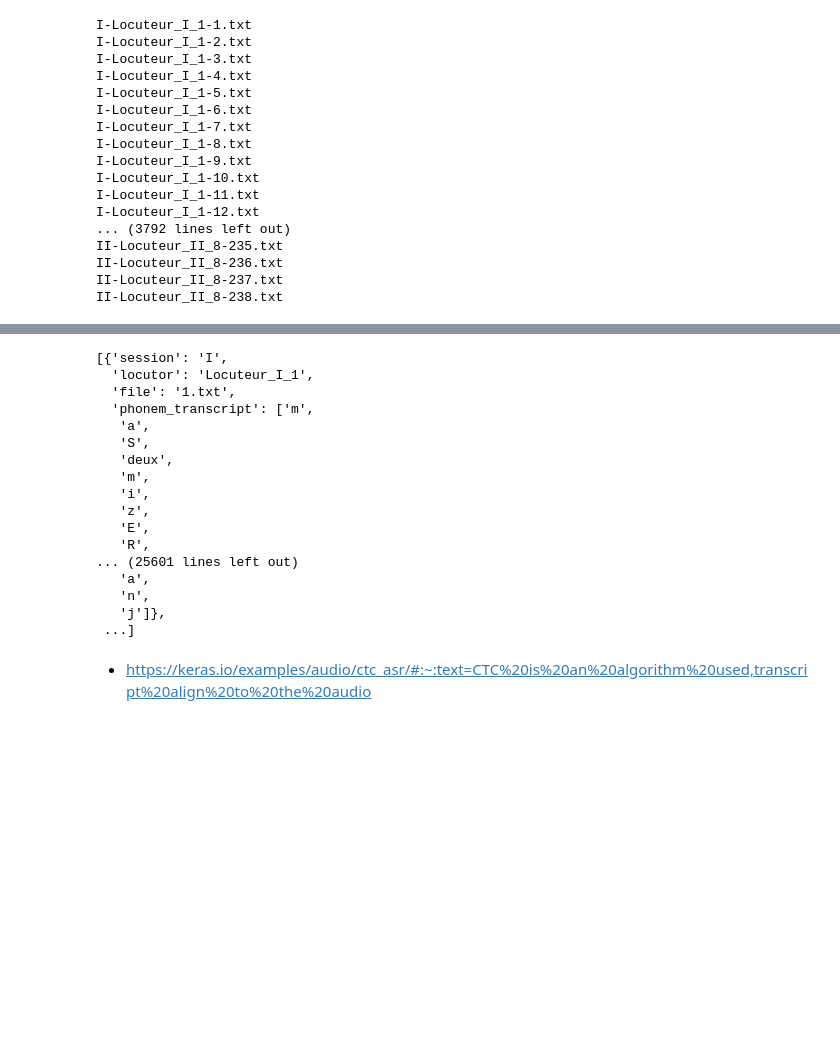
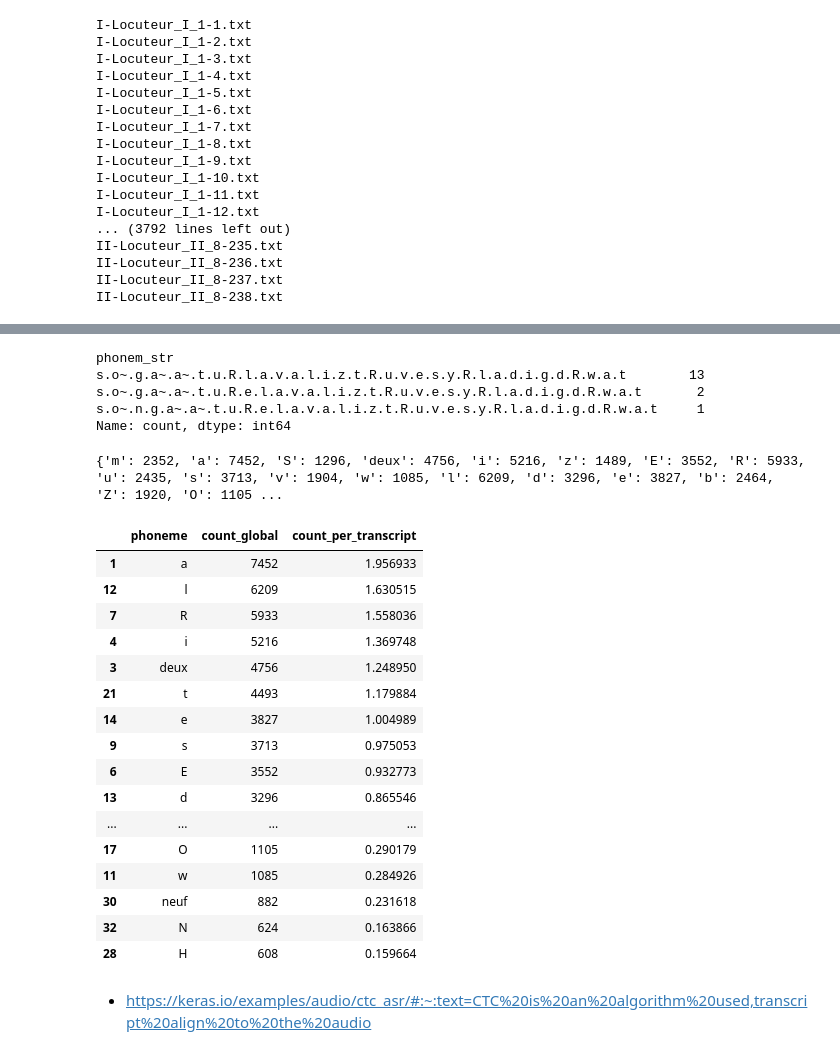
Before and after one commit to ssaulay/silentspeak, a Jupyter notebook: notebooks/transcripts_encoding_exploration.ipynb, the cells around one changed output, grey strips where cells are left out. Drawn from its saved outputs; the diff is of its cells as text; code cells hidden in the pictures; blank space fills up the shorter version.

```diff
--- a/notebooks/transcripts_encoding_exploration.ipynb
+++ b/notebooks/transcripts_encoding_exploration.ipynb
@@ -255,25 +264,50 @@ transcripts_df
-# %%
-all_phonems = []
-for transcript in transcripts:
-    phonem_transcript = transcript["phonem_transcript"]
-# %% [output]
-[{'session': 'I',
-  'locutor': 'Locuteur_I_1',
-  'file': '1.txt',
-  'phonem_transcript': ['m',
-   'a',
-   'S',
-   'deux',
-   'm',
-   'i',
-   'z',
-   'E',
-   'R',
-... (25601 lines left out)
-   'a',
-   'n',
-   'j']},
- ...]
+# %%
+i = 100
+transcripts_df[transcripts_df["file"] == f"{i+1}.txt"]["phonem_str"].value_counts()
+# %% [output]
+phonem_str
+s.o~.g.a~.a~.t.u.R.l.a.v.a.l.i.z.t.R.u.v.e.s.y.R.l.a.d.i.g.d.R.w.a.t        13
+s.o~.g.a~.a~.t.u.R.e.l.a.v.a.l.i.z.t.R.u.v.e.s.y.R.l.a.d.i.g.d.R.w.a.t       2
+s.o~.n.g.a~.a~.t.u.R.e.l.a.v.a.l.i.z.t.R.u.v.e.s.y.R.l.a.d.i.g.d.R.w.a.t     1
+Name: count, dtype: int64
+# %%
+phoneme_dict = {}
+for phon in transcripts_df["phonem_str"]:
+    for char in phon.split("."):
+        if char in phoneme_dict:
+            phoneme_dict[char] += 1
+        else:
+            phoneme_dict[char] = 1
+
+# del phoneme_dict["."]
+
+print(phoneme_dict)
+# %% [output]
+{'m': 2352, 'a': 7452, 'S': 1296, 'deux': 4756, 'i': 5216, 'z': 1489, 'E': 3552, 'R': 5933, 'u': 2435, 's': 3713, 'v': 1904, 'w': 1085, 'l': 6209, 'd': 3296, 'e': 3827, 'b': 2464, 'Z': 1920, 'O': 1105 ...
+# %%
+phoneme_df = pd.DataFrame.from_dict([phoneme_dict]).transpose().reset_index()
+phoneme_df.columns = ["phoneme", "count_global"]
+phoneme_df["count_per_transcript"] = phoneme_df["count_global"] / transcripts_df.shape[0]
+# %%
+phoneme_df.sort_values(by = "count_global", ascending = False)
+# %% [output]
+|  | phoneme | count_global | count_per_transcript |
+| 1 | a | 7452 | 1.956933 |
+| 12 | l | 6209 | 1.630515 |
+| 7 | R | 5933 | 1.558036 |
+| 4 | i | 5216 | 1.369748 |
+| 3 | deux | 4756 | 1.248950 |
+| 21 | t | 4493 | 1.179884 |
+| 14 | e | 3827 | 1.004989 |
+| 9 | s | 3713 | 0.975053 |
+| 6 | E | 3552 | 0.932773 |
+| 13 | d | 3296 | 0.865546 |
+| ... | ... | ... | ... |
+| 17 | O | 1105 | 0.290179 |
+| 11 | w | 1085 | 0.284926 |
+| 30 | neuf | 882 | 0.231618 |
+| 32 | N | 624 | 0.163866 |
+| 28 | H | 608 | 0.159664 |
 # %% [markdown]
 - https://keras.io/examples/audio/ctc_asr/#:~:text=CTC%20is%20an%20algorithm%20used,transcript%20align%20to%20the%20audio
 # %% [markdown]
```
Also changed, not shown: parts of 4 cells of this notebook.
